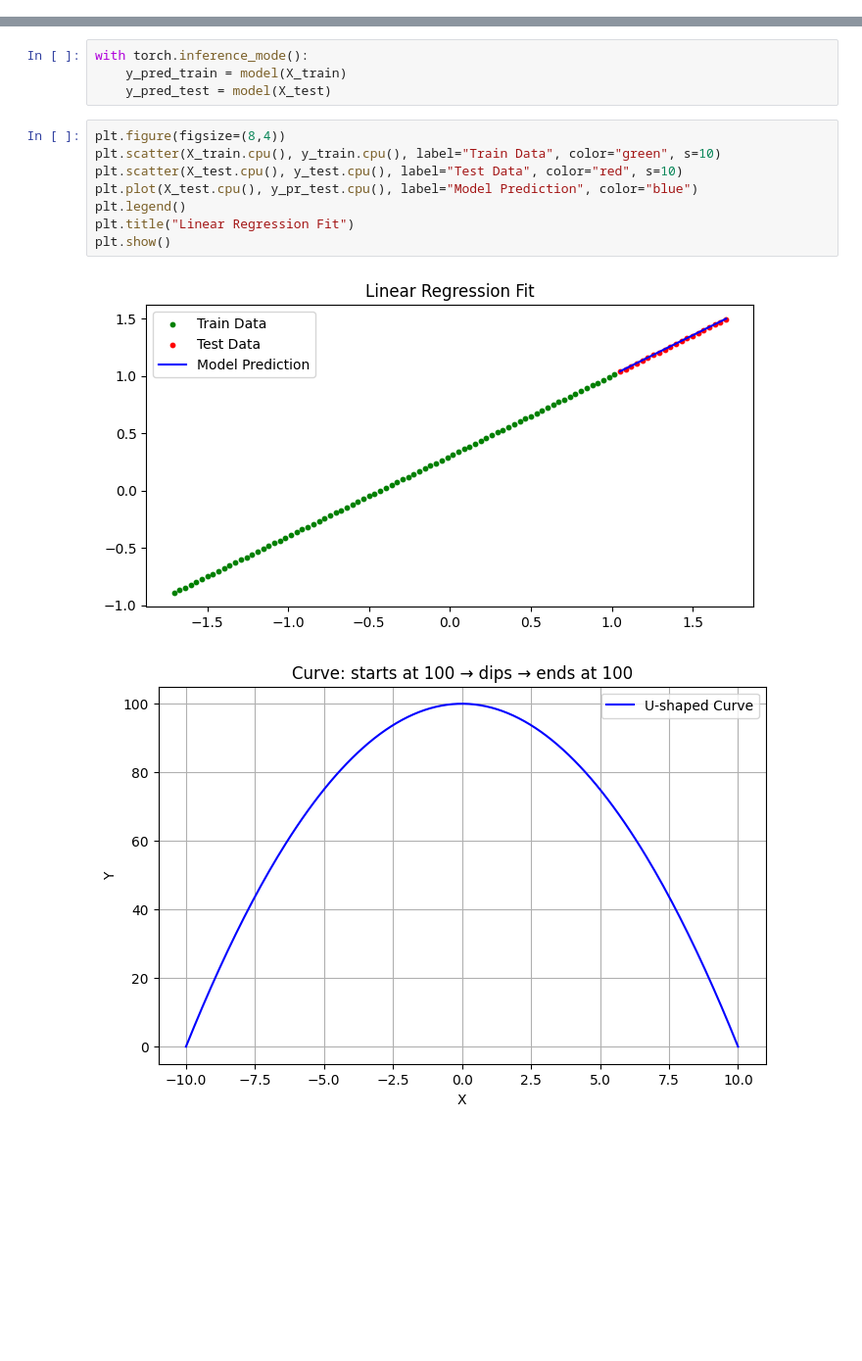
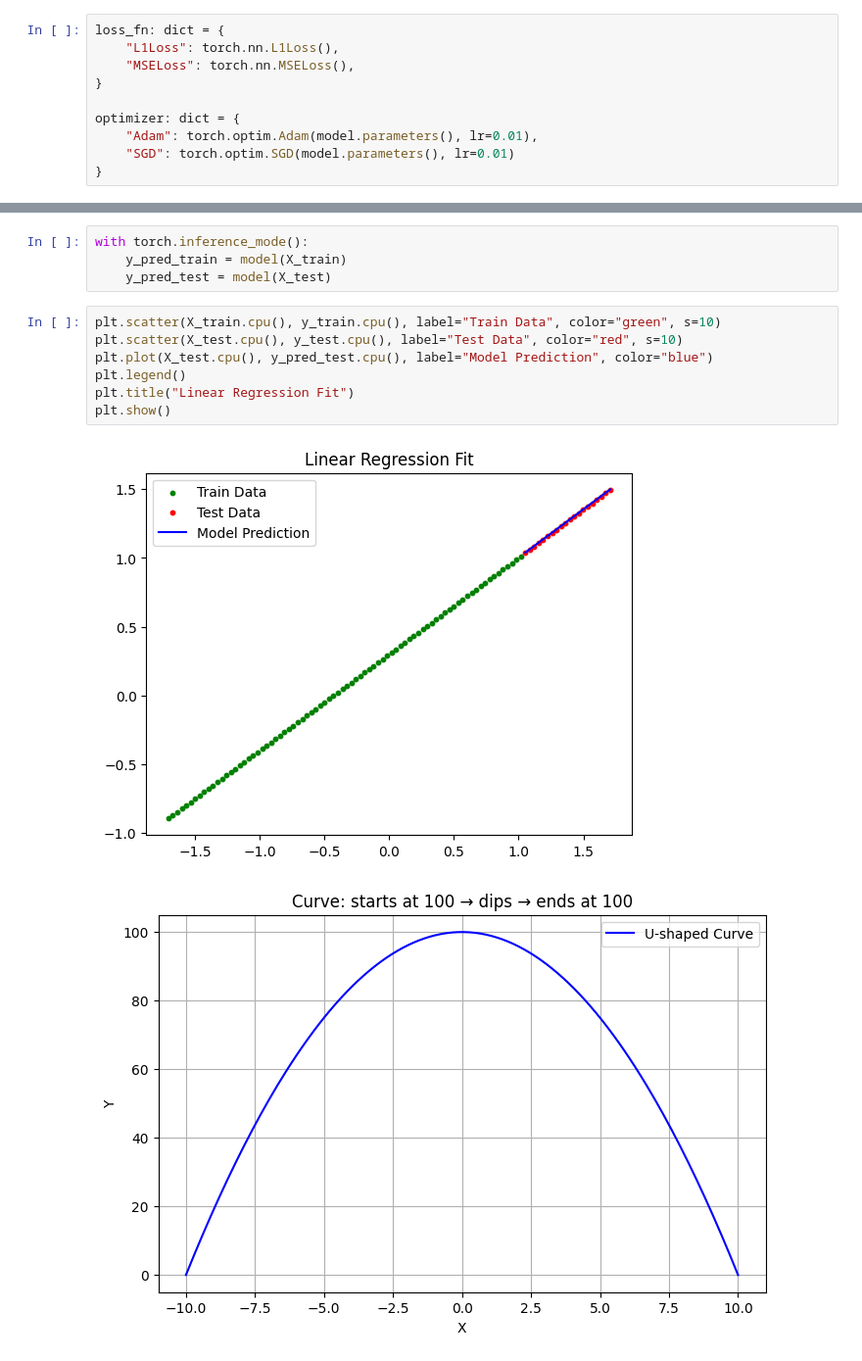
Before and after one commit to axiomchronicles/neural_network_learning, a Jupyter notebook: PyTorch_Learning/pathway_03.ipynb, the cells around one changed output, grey strips where cells are left out. Shown: that part at 98% size. Cells and saved outputs as stored; diff of their text form; blank space fills up the shorter version.

Commit message:
PyTorch | MultiModel Losses & Optimization Analysis

```diff
--- a/PyTorch_Learning/pathway_03.ipynb
+++ b/PyTorch_Learning/pathway_03.ipynb
@@ -84,0 +63,10 @@ for epoch in range(epochs):
+# %%
+loss_fn: dict = {
+    "L1Loss": torch.nn.L1Loss(),
+    "MSELoss": torch.nn.MSELoss(),
+}
+
+optimizer: dict = {
+    "Adam": torch.optim.Adam(model.parameters(), lr=0.01),
+    "SGD": torch.optim.SGD(model.parameters(), lr=0.01)
+}
@@ -94,15 +132,14 @@ with torch.inference_mode():
     y_pred_train = model(X_train)
     y_pred_test = model(X_test)
 # %%
-plt.figure(figsize=(8,4))
 plt.scatter(X_train.cpu(), y_train.cpu(), label="Train Data", color="green", s=10)
 plt.scatter(X_test.cpu(), y_test.cpu(), label="Test Data", color="red", s=10)
-plt.plot(X_test.cpu(), y_pr_test.cpu(), label="Model Prediction", color="blue")
+plt.plot(X_test.cpu(), y_pred_test.cpu(), label="Model Prediction", color="blue")
 plt.legend()
 plt.title("Linear Regression Fit")
 plt.show()
 # %% [output]
-[figure, old version]
+[figure, new version]
 # %%
 # %% [output]
 [figure]
```
Also changed, not shown: parts of 4 cells of this notebook.
